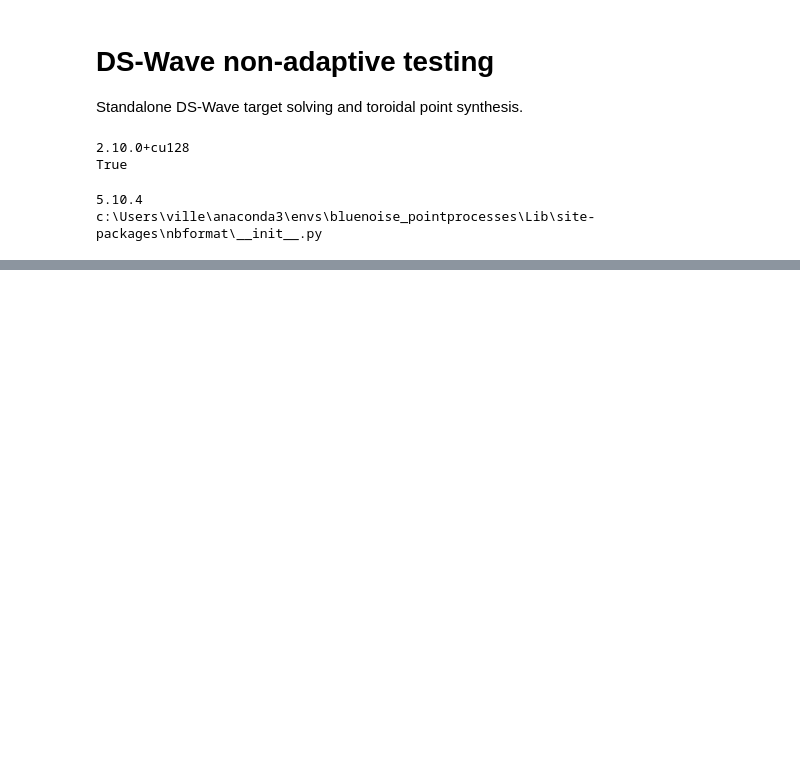
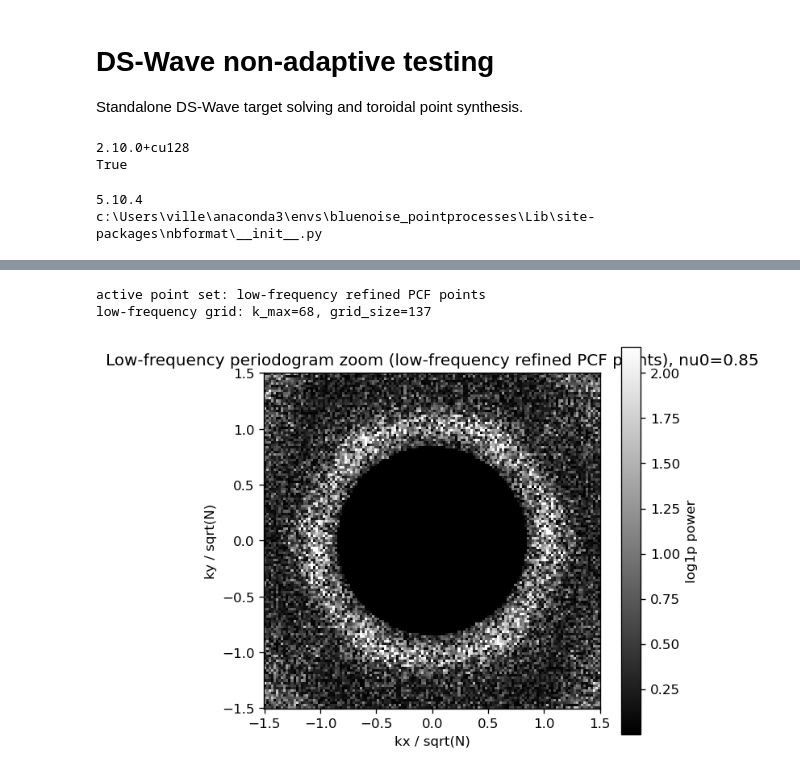
Before and after one commit to lilinitsy/BlueNoisePointProcesses, a Jupyter notebook: python/ds-wave-testing.ipynb, the cells around one changed output, grey strips where cells are left out. Cells and saved outputs as stored; diff of their text form; code cells hidden in the pictures; blank space fills up the shorter version.

```diff
--- a/python/ds-wave-testing.ipynb
+++ b/python/ds-wave-testing.ipynb
@@ -153,0 +395,24 @@ fig.show()
+# %%
+# Low-frequency periodogram zoom for the forbidden disk.
+# This uses a contiguous integer-mode grid instead of the sparse wide-range display.
+low_periodogram_max_freq = max(1.5, 1.5 * nu0)
+low_k_max = int(np.ceil(low_periodogram_max_freq * np.sqrt(float(points.shape[0]))))
+low_grid_size = 2 * low_k_max + 1
+print(f"active point set: {active_points_label}")
+print(f"low-frequency grid: k_max={low_k_max}, grid_size={low_grid_size}")
+
+low_power_2d, low_extent = ds_wave.compute_periodogram_2d(
+	points,
+	grid_size=low_grid_size,
+	max_freq=low_periodogram_max_freq,
+)
+fig = ds_wave.plot_periodogram(
+	low_power_2d,
+	low_extent,
+	title=f"Low-frequency periodogram zoom ({active_points_label}), nu0={nu0}",
+)
+fig.show()
+# %% [output]
+active point set: low-frequency refined PCF points
+low-frequency grid: k_max=68, grid_size=137
+[figure, added]
```
Also changed, not shown: parts of 19 cells of this notebook, 5 other files.
